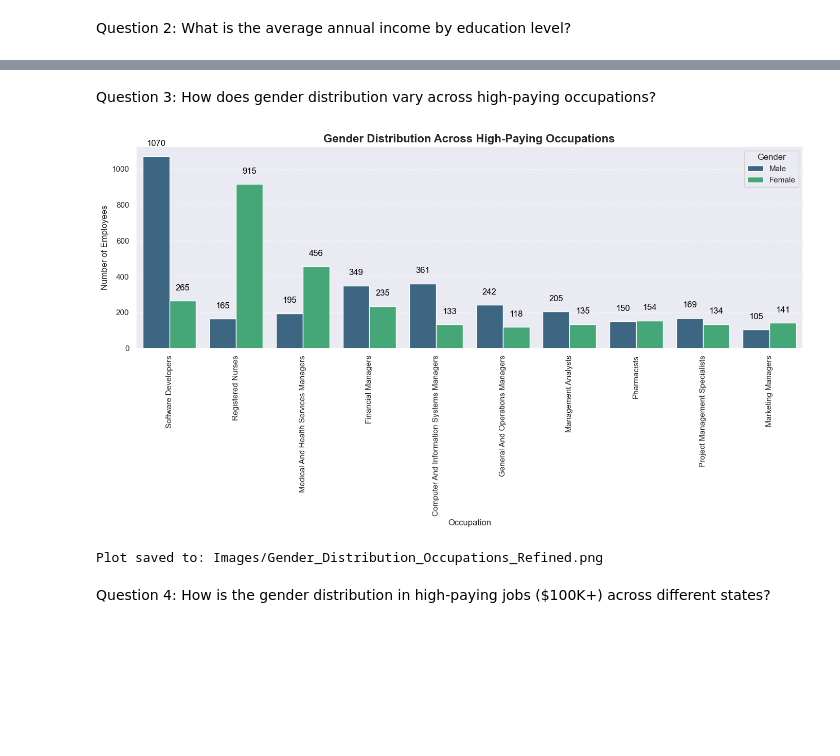
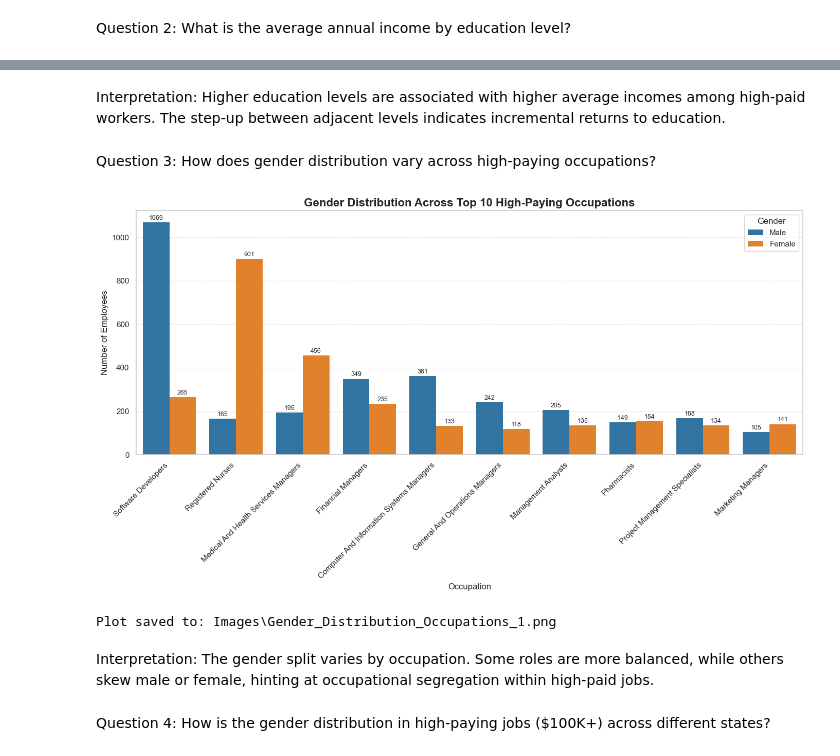
Before and after one commit to MarwaBS/high-pay-salary-predictor, a Jupyter notebook: data_viz.ipynb, the cells around one changed output, grey strips where cells are left out. Saved outputs shown, nothing was run; the diff lists cells and outputs as text; code cells hidden in the pictures; blank space fills up the shorter version.

```diff
--- a/data_viz.ipynb
+++ b/data_viz.ipynb
@@ -21,0 +122,15 @@ Index(['State Abbreviation', 'State', 'Gender', 'Age', 'Education Code',
+# %%
+# Load data
+DF_PATH = "./Data/cleaned_high_pay_data.csv"
+df = pd.read_csv(DF_PATH)
+print("Loaded:", DF_PATH)
+print("Shape:", df.shape)
+print("Columns:", sorted(df.columns.tolist()))
+
+# Validate and note optional columns
+required = ["Annual Income", "Occupation"]
+missing = [c for c in required if c not in df.columns]
+assert not missing, f"Required columns missing: {missing}"
+for col in ["Gender", "Education Level", "State Abbreviation", "Annual Mean Wage", "Age"]:
+    if col not in df.columns:
+        print(f"Note: column not found -> {col}")
@@ -112,50 +199,39 @@ Plot saved to: Images/Average_Income_by_Education_Level.png
+# %% [markdown]
+Interpretation: Higher education levels are associated with higher average incomes among high-paid workers. The step-up between adjacent levels indicates incremental returns to education.
 # %% [markdown]
 Question 3: How does gender distribution vary across high-paying occupations?
 # %%
-# Set the figure size
+# Gender distribution across the most common high-paying occupations
 plt.figure(figsize=(14, 8))
-
-# Create countplot for gender distribution across the most common high-paying occupations
-sns.countplot(
+order = df['Occupation'].value_counts().index[:10]
+ax = sns.countplot(
     x='Occupation',
     hue='Gender',
-    data=df,
-    order=df['Occupation'].value_counts().index[:10],  # Top 10 occupations by number of employees
-    palette='viridis'
-)
+    data=df[df['Occupation'].isin(order)],
+    order=order,
+    palette=PALETTE['gender']
+ )
 
-# Annotate number of employees at the top of each bar with improved offset
-for p in plt.gca().containers:  # Loop over the bar containers
-    for bar in p:
-        # Calculate annotation position just above the bar
+for container in plt.gca().containers:
+    plt.setp(container, linewidth=0)
+    for bar in container:
         height = bar.get_height()
-        plt.text(
-            bar.get_x() + bar.get_width() / 2,  # Center annotation horizontally on bar
-            height + 50,  # Slight offset above each bar
-            f'{int(height)}',  # Display the number of employees
-            ha='center',
-            va='bottom',  # Align text to the bottom of the offset
-            fontsize=12,
-            color='black'
-        )
+        if height > 0:
+            ax.text(bar.get_x() + bar.get_width() / 2, height + 5, f'{int(height)}', ha='center', va='bottom', fontsize=9)
 
-# Add additional aesthetic customizations
-plt.title('Gender Distribution Across High-Paying Occupations', fontsize=16, weight='bold')
-plt.xlabel('Occupation', fontsize=12)
-plt.ylabel('Number of Employees', fontsize=12)
-plt.xticks(rotation=90, ha='center')  # Rotate x-axis labels for better readability
-plt.legend(title='Gender')
-plt.grid(axis='y', linestyle='--', alpha=0.7)  # Add horizontal gridlines
+ax.set_title('Gender Distribution Across Top 10 High-Paying Occupations', fontsize=16, weight='bold')
+ax.set_xlabel('Occupation')
+ax.set_ylabel('Number of Employees')
+ax.set_xticklabels(ax.get_xticklabels(), rotation=45, ha='right')
+ax.legend(title='Gender')
+ax.grid(axis='y', linestyle='--', alpha=0.5)
 plt.tight_layout()
-
-# Save the plot
-plot_path = 'Images/Gender_Distribution_Occupations_Refined.png'
-plt.savefig(plot_path, bbox_inches='tight')
-plt.show()
-
-print(f"Plot saved to: {plot_path}")
+plot_path = 'Images/Gender_Distribution_Occupations.png'
+saved_path = save_show_close(plot_path, bbox_inches='tight', dpi=300)
 # %% [output]
-[figure, old version]
+[figure, new version]
-Plot saved to: Images/Gender_Distribution_Occupations_Refined.png
+Plot saved to: Images\Gender_Distribution_Occupations_1.png
+# %% [markdown]
+Interpretation: The gender split varies by occupation. Some roles are more balanced, while others skew male or female, hinting at occupational segregation within high-paid jobs.
 # %% [markdown]
 Question 4: How is the gender distribution in high-paying jobs ($100K+) across different states?
```
Also changed, not shown: parts of 58 cells of this notebook, 25 other files.
